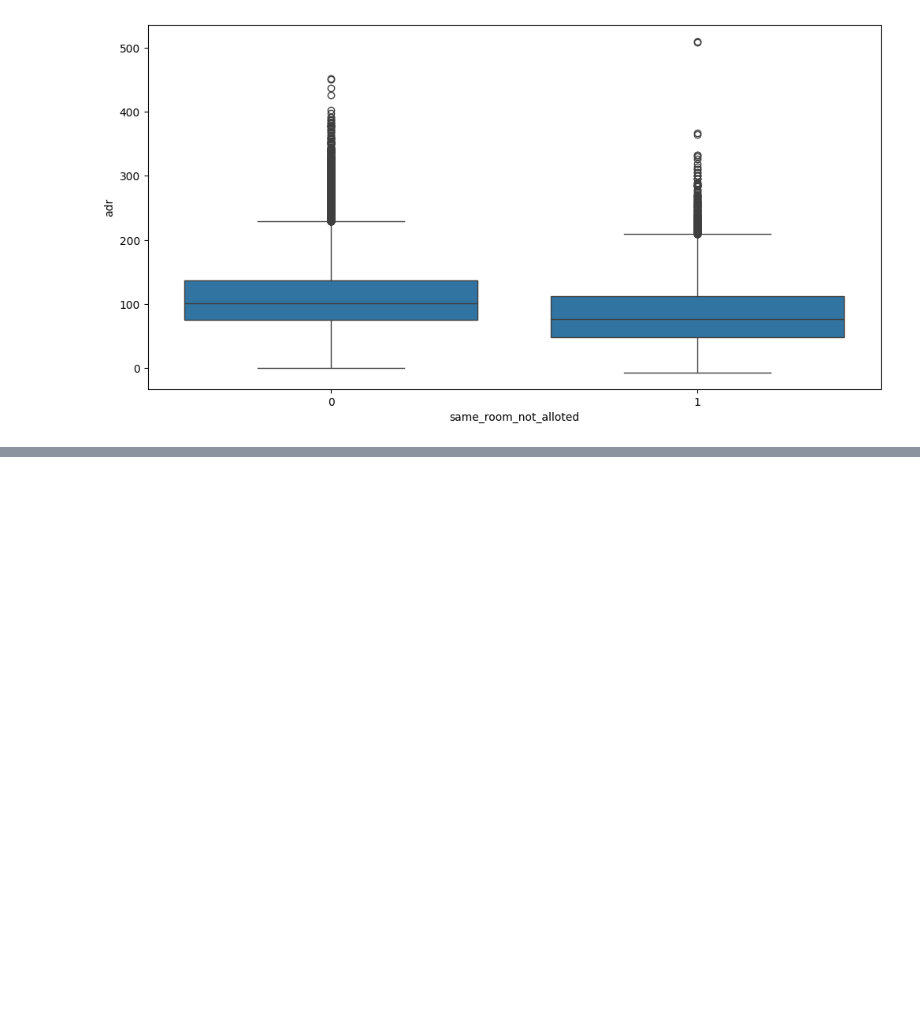
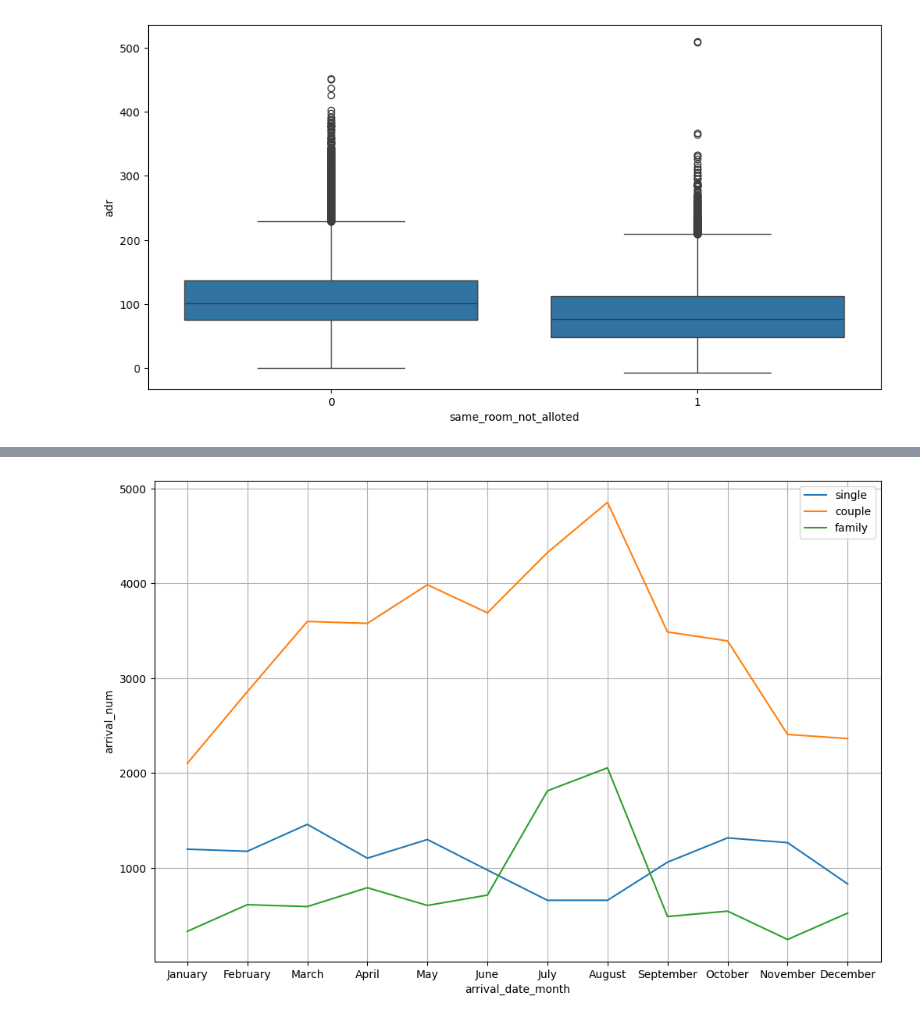
Before and after one commit to ducnhan123-co/SGU_2025_Machine_Learning_Basics, a Jupyter notebook: WEEK4/hotel_bookings.ipynb, the cells around one changed output, grey strips where cells are left out. Cells and saved outputs as stored; diff of their text form; code cells hidden in the pictures; blank space fills up the shorter version.

```diff
--- a/WEEK4/hotel_bookings.ipynb
+++ b/WEEK4/hotel_bookings.ipynb
@@ -440,0 +470,19 @@ plt.show()
+# %%
+## Select single, couple, multiple adults and family
+single   = not_canceled[(not_canceled['adults']==1) & (not_canceled['children']==0) & (not_canceled['babies']==0)]
+couple   = not_canceled[(not_canceled['adults']==2) & (not_canceled['children']==0) & (not_canceled['babies']==0)]
+family   = not_canceled[not_canceled['adults'] + not_canceled['children'] + not_canceled['babies'] > 2]
+
+reindex = ['January', 'February','March','April','May','June','July','August','September','October','November','December']
+
+fig, ax = plt.subplots(figsize=(12, 8))
+
+for type in ['single', 'couple', 'family']:
+  d1 = eval(type).groupby(['arrival_date_month']).size().reset_index().rename(columns = {0:'arrival_num'})
+  d1['arrival_date_month'] = pd.Categorical(d1['arrival_date_month'],categories=reindex,ordered=True)
+  sns.lineplot(data=d1, x= 'arrival_date_month', y='arrival_num', label=type, ax=ax)
+
+plt.grid()
+plt.show()
+# %% [output]
+[figure, added]
```
Also changed, not shown: parts of 2 cells of this notebook, 1 other file.
